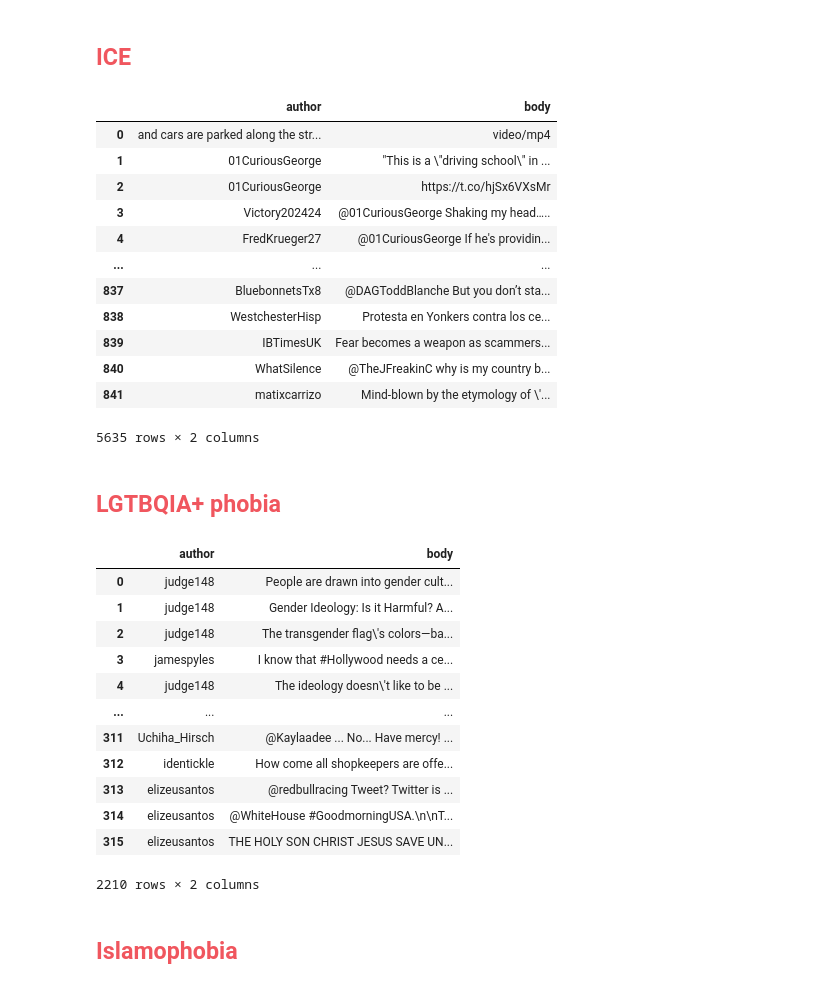
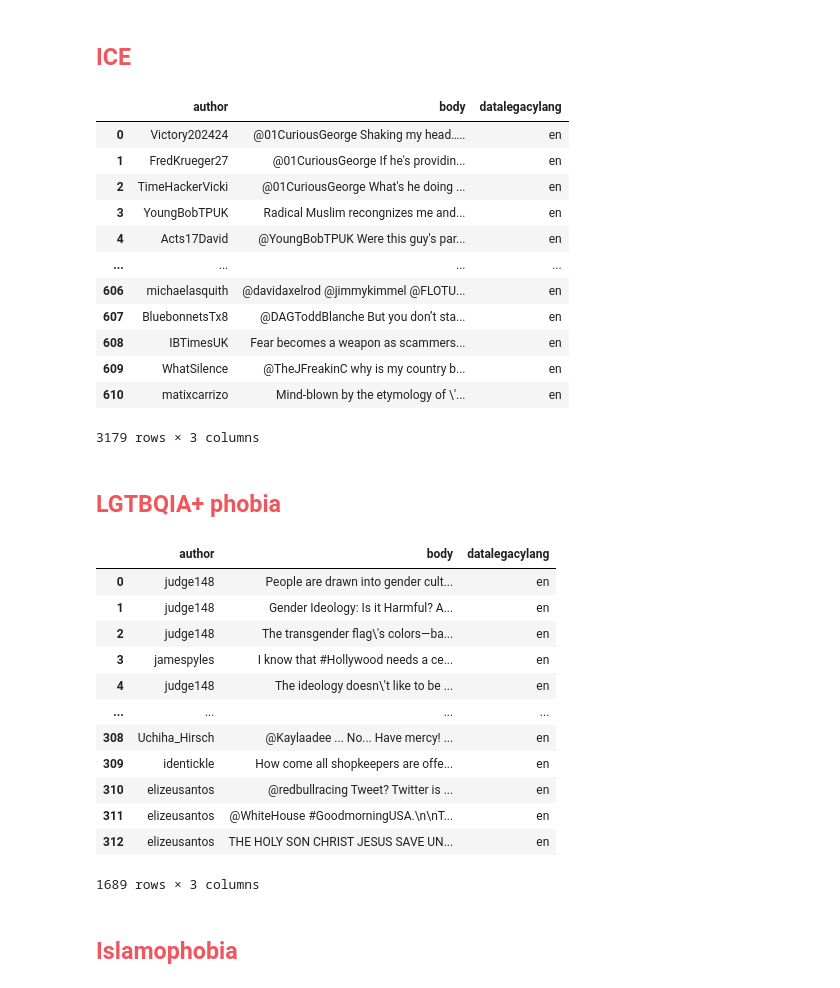
Before and after one commit to aiko-isnt-ded/speech_radicalization_analysis, a Jupyter notebook: notebooks/1.01-vtf-merging_data.ipynb, the cells around one changed output. Drawn from its saved outputs; the diff is of its cells as text; code cells hidden in the pictures.

Commit message:
filtered data by language

```diff
--- a/notebooks/1.01-vtf-merging_data.ipynb
+++ b/notebooks/1.01-vtf-merging_data.ipynb
@@ -17,50 +17,52 @@ The data used for this project was downloaded using _Zeeschuimer_ [1], a tool de
 # %%
 # Load data
 ice1 = pd.read_csv('../data/raw/ice/twitter_DeportThemAll.csv')
 ice2 = pd.read_csv('../data/raw/ice/twitter_MassDeportationsNow.csv')
 ice3 = pd.read_csv('../data/raw/ice/twitter_ICE.csv')
 
 df_ice = pd.concat([ice1, ice2, ice3])
+df_ice = df_ice.query("datalegacylang == 'en'")
 df_ice
 # %% [output]
-|  | author | body |
-| 0 | and cars are parked along the str... | video/mp4 |
-| 1 | 01CuriousGeorge | "This is a \"driving school\" in ... |
-| 2 | 01CuriousGeorge | https://t.co/hjSx6VXsMr |
-| 3 | Victory202424 | @01CuriousGeorge Shaking my head….. |
-| 4 | FredKrueger27 | @01CuriousGeorge If he's providin... |
-| ... | ... | ... |
-| 837 | BluebonnetsTx8 | @DAGToddBlanche But you don’t sta... |
-| 838 | WestchesterHisp | Protesta en Yonkers contra los ce... |
-| 839 | IBTimesUK | Fear becomes a weapon as scammers... |
-| 840 | WhatSilence | @TheJFreakinC why is my country b... |
-| 841 | matixcarrizo | Mind-blown by the etymology of \'... |
+|  | author | body | datalegacylang |
+| 0 | Victory202424 | @01CuriousGeorge Shaking my head….. | en |
+| 1 | FredKrueger27 | @01CuriousGeorge If he's providin... | en |
+| 2 | TimeHackerVicki | @01CuriousGeorge What's he doing ... | en |
+| 3 | YoungBobTPUK | Radical Muslim recongnizes me and... | en |
+| 4 | Acts17David | @YoungBobTPUK Were this guy's par... | en |
+| ... | ... | ... | ... |
+| 606 | michaelasquith | @davidaxelrod @jimmykimmel @FLOTU... | en |
+| 607 | BluebonnetsTx8 | @DAGToddBlanche But you don’t sta... | en |
+| 608 | IBTimesUK | Fear becomes a weapon as scammers... | en |
+| 609 | WhatSilence | @TheJFreakinC why is my country b... | en |
+| 610 | matixcarrizo | Mind-blown by the etymology of \'... | en |
-5635 rows × 2 columns
+3179 rows × 3 columns
 # %% [markdown]
 ## <font color= #f0565e> **LGTBQIA+ phobia** </font>
 # %%
 # Load Data
-lgbt1 = pd.read_csv('../data/raw/lgbt/twitter_Gender-Ideology.csv')
+lgbt1 = pd.read_csv('../data/raw/lgbt/twitter_GenderIdeology.csv')
 lgbt2 = pd.read_csv('../data/raw/lgbt/twitter_ParentsRights.csv')
 lgbt3 = pd.read_csv('../data/raw/lgbt/twitter_WokeMindVirus.csv')
 lgbt4 = pd.read_csv('../data/raw/lgbt/twitter_NoLGBT.csv')
 
 df_lgbt = pd.concat([lgbt1, lgbt2, lgbt3, lgbt4])
+df_lgbt = df_lgbt.query("datalegacylang == 'en'")
 df_lgbt
 # %% [output]
-|  | author | body |
-| 0 | judge148 | People are drawn into gender cult... |
-| 1 | judge148 | Gender Ideology: Is it Harmful? A... |
-| 2 | judge148 | The transgender flag\'s colors—ba... |
-| 3 | jamespyles | I know that #Hollywood needs a ce... |
-| 4 | judge148 | The ideology doesn\'t like to be ... |
-| ... | ... | ... |
-| 311 | Uchiha_Hirsch | @Kaylaadee ... No... Have mercy! ... |
-| 312 | identickle | How come all shopkeepers are offe... |
-| 313 | elizeusantos | @redbullracing Tweet? Twitter is ... |
-| 314 | elizeusantos | @WhiteHouse #GoodmorningUSA.\n\nT... |
-| 315 | elizeusantos | THE HOLY SON CHRIST JESUS SAVE UN... |
+|  | author | body | datalegacylang |
+| 0 | judge148 | People are drawn into gender cult... | en |
+| 1 | judge148 | Gender Ideology: Is it Harmful? A... | en |
+| 2 | judge148 | The transgender flag\'s colors—ba... | en |
+| 3 | jamespyles | I know that #Hollywood needs a ce... | en |
+| 4 | judge148 | The ideology doesn\'t like to be ... | en |
+| ... | ... | ... | ... |
+| 308 | Uchiha_Hirsch | @Kaylaadee ... No... Have mercy! ... | en |
+| 309 | identickle | How come all shopkeepers are offe... | en |
+| 310 | elizeusantos | @redbullracing Tweet? Twitter is ... | en |
+| 311 | elizeusantos | @WhiteHouse #GoodmorningUSA.\n\nT... | en |
+| 312 | elizeusantos | THE HOLY SON CHRIST JESUS SAVE UN... | en |
-2210 rows × 2 columns
+1689 rows × 3 columns
 # %% [markdown]
 ## <font color= #f0565e> **Islamophobia** </font>
 # %%
```
Also changed, not shown: parts of 2 cells of this notebook, 16 other files.
